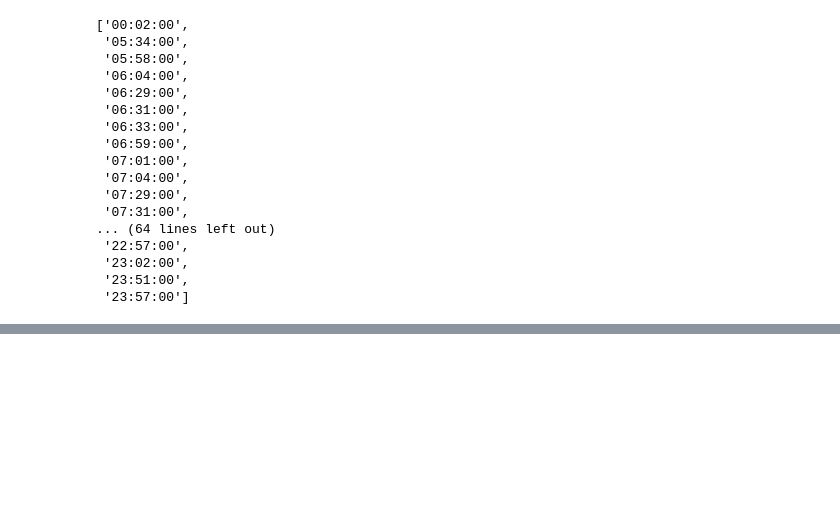
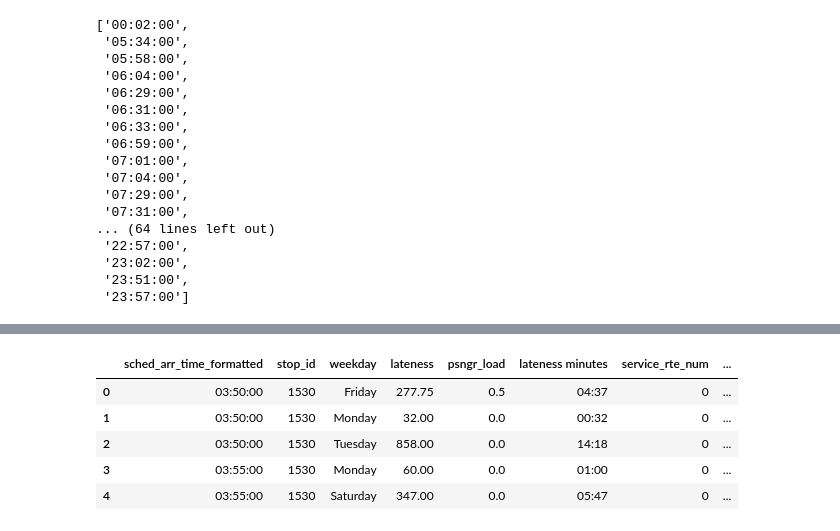
Before and after one commit to levkoch/bus-442, a Jupyter notebook: delays/data_cleaing.ipynb, the cells around one changed output, grey strips where cells are left out. Drawn from its saved outputs; the diff is of its cells as text; code cells hidden in the pictures; blank space fills up the shorter version.

Commit message:
basic heatmap working

```diff
--- a/delays/data_cleaing.ipynb
+++ b/delays/data_cleaing.ipynb
@@ -352,3 +352,20 @@ df[(df['route_short_name'] == 545) & (df['stop_id'] == 21765) & (df['arrival_tim
 # %% [output]
 |  | Unnamed: 0 | route_short_name | patt_direction | stop_id | sched_arr_time | arrival_time | lateness | ... |
 | 134562 | 445129 | 545 | E | 21765 | 23340 | 06:29:00 | [0.0, -25.666666666666668, 0.5, -... | ... |
+# %%
+# Heatmap Creation
+df = pd.read_csv("FiveMinuteDelayAverages.csv")
+df = df.drop('Unnamed: 0', axis=1)
+# Grouping into five minute intervals
+# %%
+DAY_COLS = ['Monday', 'Tuesday', 'Wednesday', 'Thursday', 'Friday', 'Saturday', 'Sunday']
+df['day_idx'] = [DAY_COLS.index(i) for i in df['weekday']]
+# %%
+df.head()
+# %% [output]
+|  | sched_arr_time_formatted | stop_id | weekday | lateness | psngr_load | lateness minutes | service_rte_num | ... |
+| 0 | 03:50:00 | 1530 | Friday | 277.75 | 0.5 | 04:37 | 0 | ... |
+| 1 | 03:50:00 | 1530 | Monday | 32.00 | 0.0 | 00:32 | 0 | ... |
+| 2 | 03:50:00 | 1530 | Tuesday | 858.00 | 0.0 | 14:18 | 0 | ... |
+| 3 | 03:55:00 | 1530 | Monday | 60.00 | 0.0 | 01:00 | 0 | ... |
+| 4 | 03:55:00 | 1530 | Saturday | 347.00 | 0.0 | 05:47 | 0 | ... |
```
Also changed, not shown: parts of 5 cells of this notebook, 4 other files.
